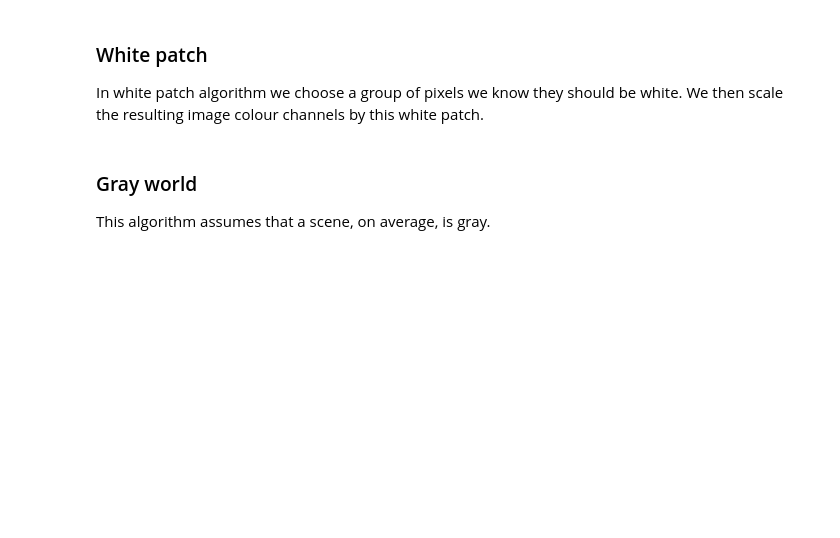
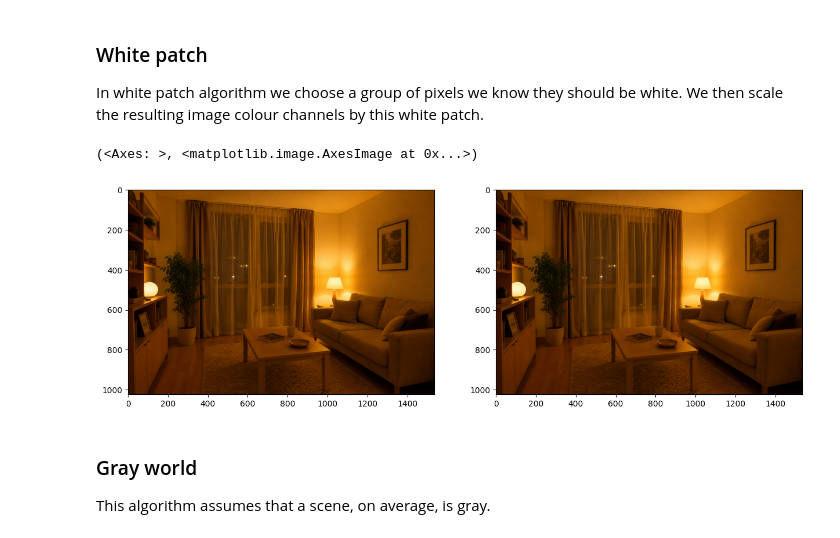
Before and after one commit to tatahonon/cvNotebooks, a Jupyter notebook: Homework2.ipynb, the cells around one changed output. Saved outputs shown, nothing was run; the diff lists cells and outputs as text; code cells hidden in the pictures; blank space fills up the shorter version.

```diff
--- a/Homework2.ipynb
+++ b/Homework2.ipynb
@@ -24,21 +40,28 @@ plt.imshow(img)
 In white patch algorithm we choose a group of pixels we know they should be white. We then scale the resulting image colour channels by this white patch.
 # %%
 # Define white patch and the coefficients
-row, col = 485, 864
+# Сумма RGB для каждого пикселя
+brightness = np.sum(img, axis=2)
+
+# Координаты самого яркого пикселя
+row, col = np.unravel_index(np.argmax(brightness), brightness.shape)
 white = img[row, col, :]
 coeffs = 255.0/white
 
 # Apply white balancing and generate balanced image
 balanced = np.zeros_like(img, dtype=np.float32)
 for channel in range(3):
     balanced[..., channel] = img[..., channel] * coeffs[channel]
 
 # White patching does not guarantee that the dynamic range is preserved, images must be clipped.
 balanced = balanced/255
 balanced[balanced > 1] = 1
 
 plt.subplot(121), plt.imshow(img)
 plt.subplot(122), plt.imshow(balanced)
+# %% [output]
+(<Axes: >, <matplotlib.image.AxesImage at 0x...>)
+[figure, added]
 # %% [markdown]
 ### Gray world
 This algorithm assumes that a scene, on average, is gray.
```
Also changed, not shown: parts of 4 cells of this notebook.
